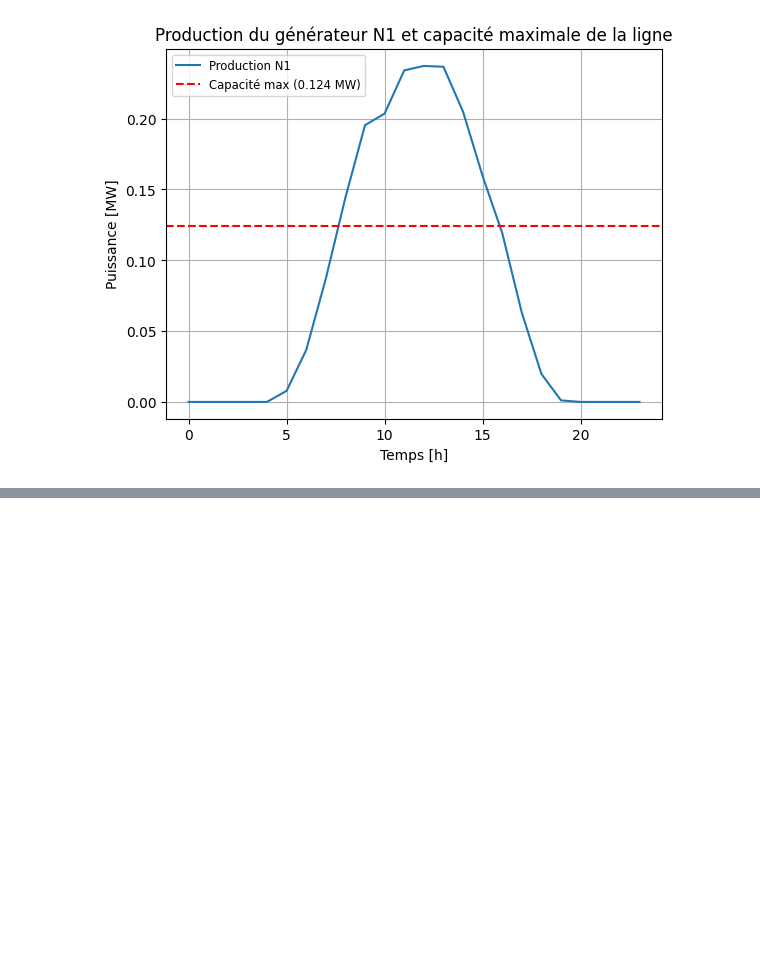
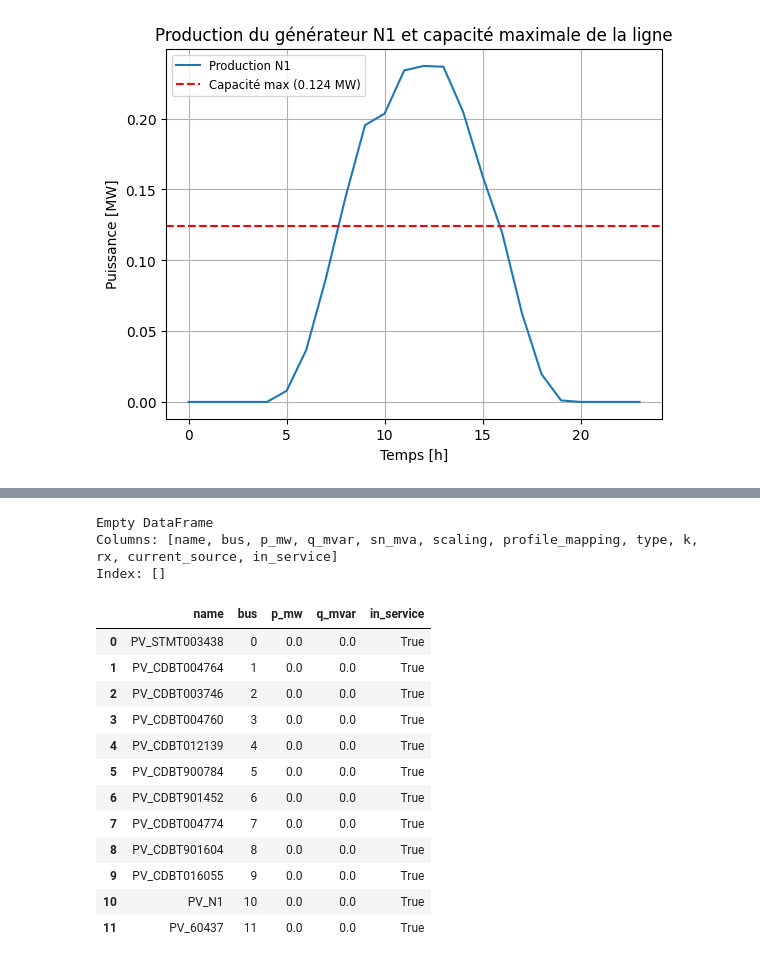
Before and after one commit to sebastien-pfister/rhtlab, a Jupyter notebook: mini-projet-trey-pp/your_jupyter_notebook.ipynb, the cells around one changed output, grey strips where cells are left out. Cells and saved outputs as stored; diff of their text form; code cells hidden in the pictures; blank space fills up the shorter version.

```diff
--- a/mini-projet-trey-pp/your_jupyter_notebook.ipynb
+++ b/mini-projet-trey-pp/your_jupyter_notebook.ipynb
@@ -493,0 +513,56 @@ Pertes énergétiques (en MW·h) : 0.623830755
+# %%
+# Supprimer tous les générateurs précédents
+net_pickle.sgen.drop(net_pickle.sgen.index, inplace=True)
+
+# Vérification
+print(net_pickle.sgen)
+
+
+# Liste des générateurs et des bus correspondants
+generators_info = [
+    {"name": "PV_STMT003438", "bus": 0},
+    {"name": "PV_CDBT004764", "bus": 1},
+    {"name": "PV_CDBT003746", "bus": 2},
+    {"name": "PV_CDBT004760", "bus": 3},
+    {"name": "PV_CDBT012139", "bus": 4},
+    {"name": "PV_CDBT900784", "bus": 5},
+    {"name": "PV_CDBT901452", "bus": 6},
+    {"name": "PV_CDBT004774", "bus": 7},
+    {"name": "PV_CDBT901604", "bus": 8},
+    {"name": "PV_CDBT016055", "bus": 9},
+    {"name": "PV_N1", "bus": 10},
+    {"name": "PV_60437", "bus": 11}
+]
+
+# Créer les générateurs (sgen) pour chaque entrée dans la liste
+for generator in generators_info:
+    pp.create_sgen(
+        net=net_pickle,
+        bus=generator["bus"],  # Associer le générateur au bus spécifié
+        p_mw=0,  # Puissance active initiale à 0
+        q_mvar=0,  # Puissance réactive initiale à 0
+        name=generator["name"],  # Nom du générateur
+        in_service=True  # Générateur en service
+    )
+
+# Ajouter un mappage des profils de puissance pour chaque générateur
+net_pickle.sgen["profile_mapping"] = [0, 1, 2, 3, 4, 5, 6, 7, 8, 9, 10, 11]
+
+net_pickle.sgen[["name", "bus", "p_mw", "q_mvar", "in_service"]]
+# %% [output]
+Empty DataFrame
+Columns: [name, bus, p_mw, q_mvar, sn_mva, scaling, profile_mapping, type, k, rx, current_source, in_service]
+Index: []
+|  | name | bus | p_mw | q_mvar | in_service |
+| 0 | PV_STMT003438 | 0 | 0.0 | 0.0 | True |
+| 1 | PV_CDBT004764 | 1 | 0.0 | 0.0 | True |
+| 2 | PV_CDBT003746 | 2 | 0.0 | 0.0 | True |
+| 3 | PV_CDBT004760 | 3 | 0.0 | 0.0 | True |
+| 4 | PV_CDBT012139 | 4 | 0.0 | 0.0 | True |
+| 5 | PV_CDBT900784 | 5 | 0.0 | 0.0 | True |
+| 6 | PV_CDBT901452 | 6 | 0.0 | 0.0 | True |
+| 7 | PV_CDBT004774 | 7 | 0.0 | 0.0 | True |
+| 8 | PV_CDBT901604 | 8 | 0.0 | 0.0 | True |
+| 9 | PV_CDBT016055 | 9 | 0.0 | 0.0 | True |
+| 10 | PV_N1 | 10 | 0.0 | 0.0 | True |
+| 11 | PV_60437 | 11 | 0.0 | 0.0 | True |
```
Also changed, not shown: parts of 7 cells of this notebook, 7 other files.
